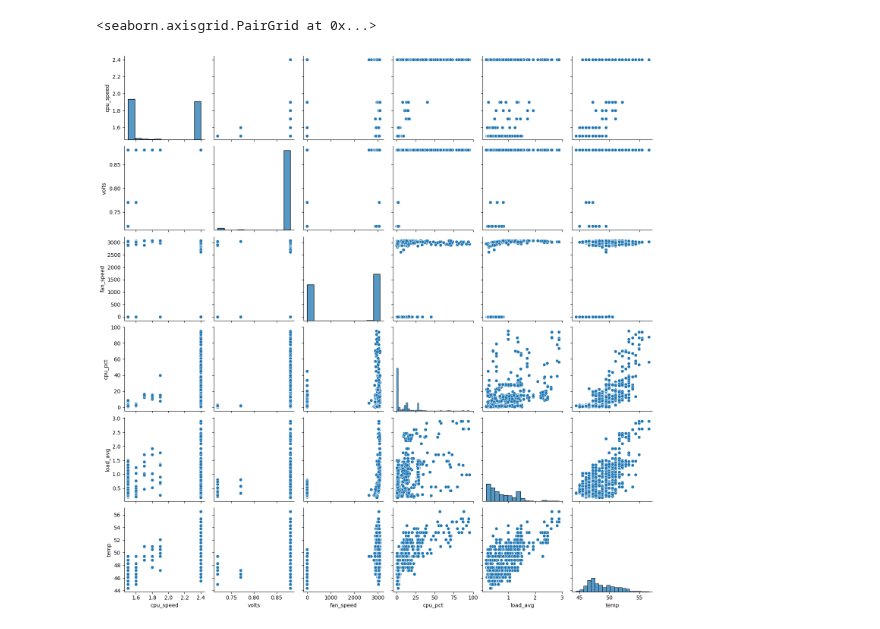
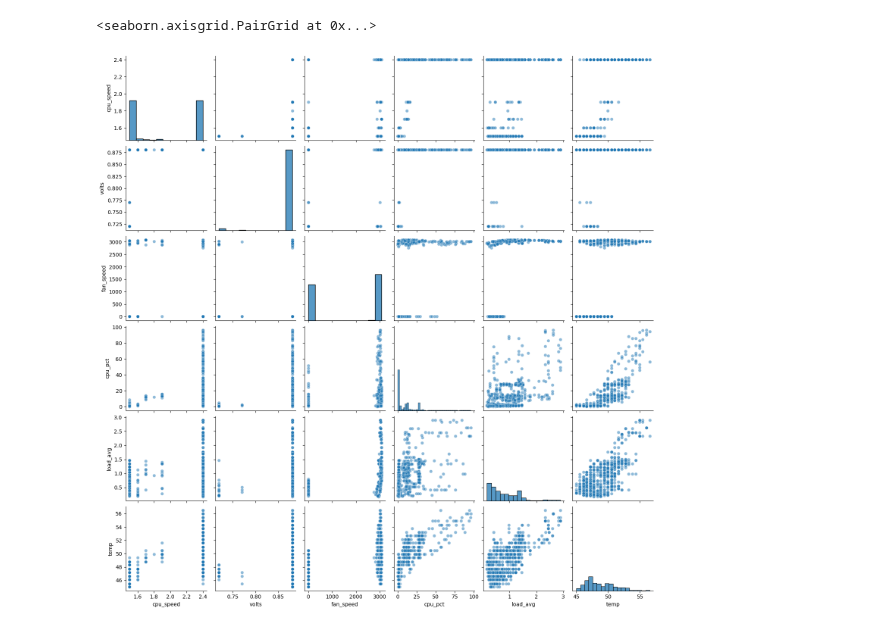
Before and after one commit to raspberrypipress/ai-projects-raspberrypi, a Jupyter notebook: eg/ch02/Analyse CPU Data.ipynb, the cells around one changed output. Cells and saved outputs as stored; diff of their text form; code cells hidden in the pictures.

```diff
--- a/eg/ch02/Analyse CPU Data.ipynb
+++ b/eg/ch02/Analyse CPU Data.ipynb
@@ -25,8 +33,8 @@ df.head()
 # %%
-sns.pairplot(df.sample(1000))
+sns.pairplot(df.sample(1000), plot_kws=dict(alpha=0.5))
 # %% [output]
 <seaborn.axisgrid.PairGrid at 0x...>
-[figure, old version]
+[figure, new version]
 # %%
 display(df.corr())
 
```
Also changed, not shown: parts of 10 cells of this notebook.
